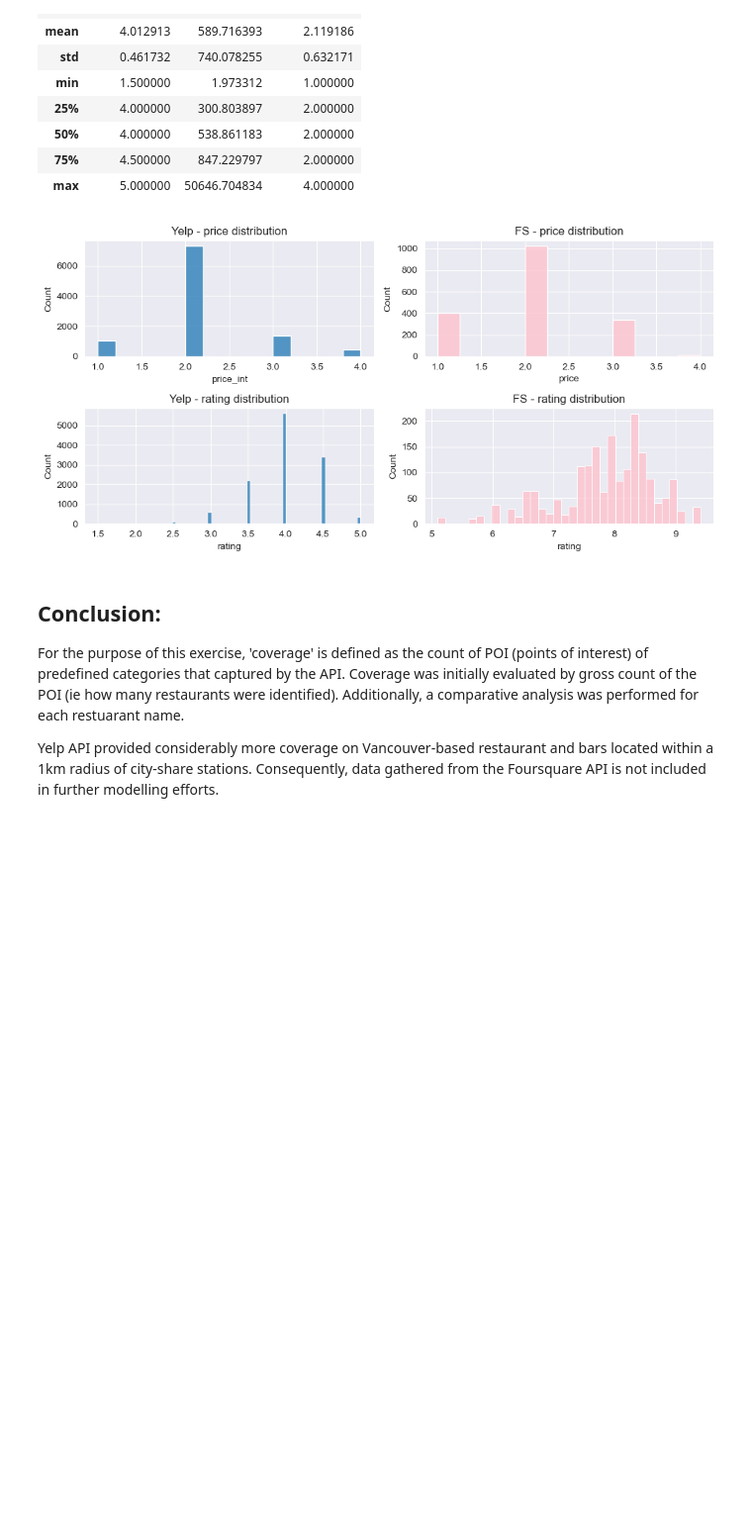
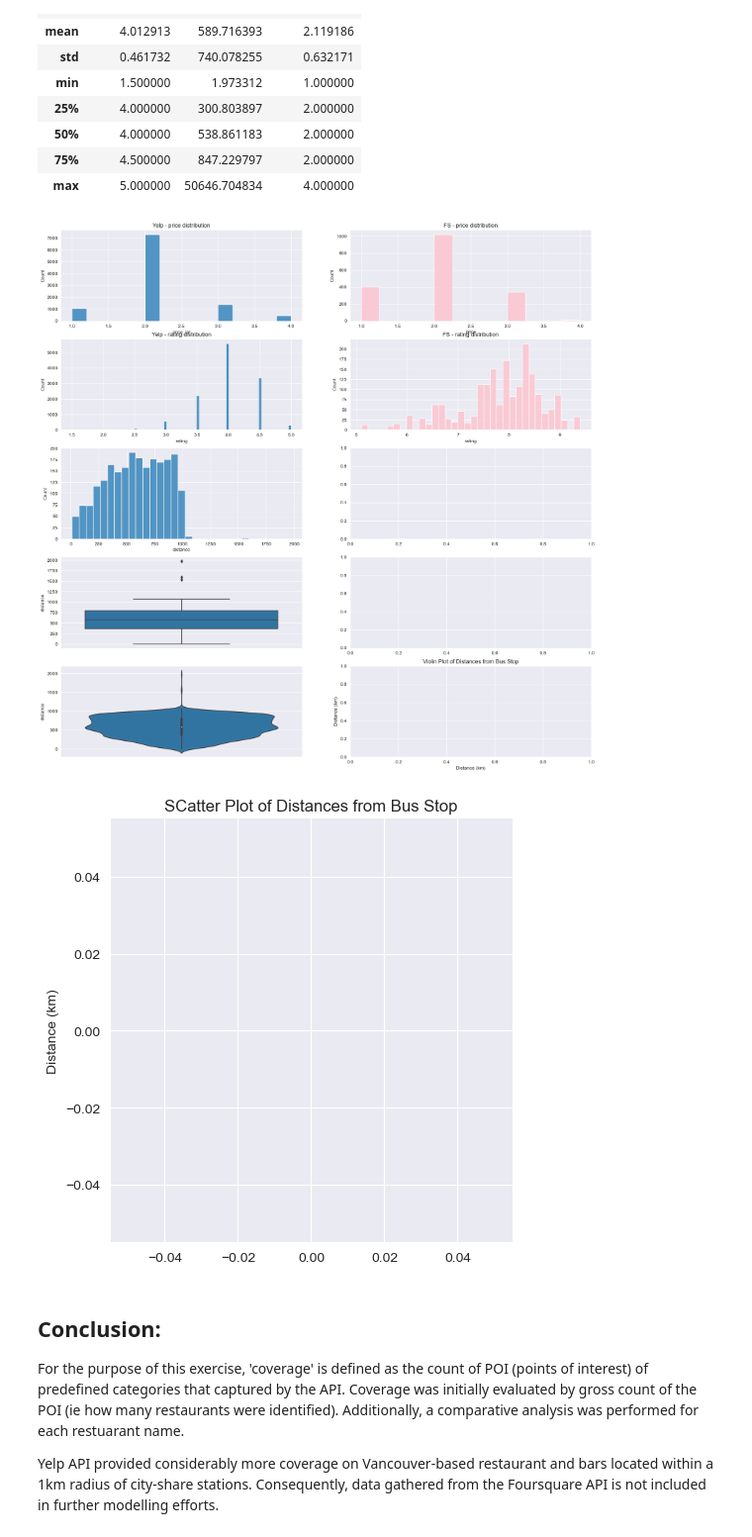
Before and after one commit to j-lepard/LHL-Statistics, a Jupyter notebook: notebooks/02.yelp_foursquare_EDA.ipynb, the cells around one changed output. Shown at 99% size. Cells and saved outputs as stored; diff of their text form; code cells hidden in the pictures; blank space fills up the shorter version.

```diff
--- a/notebooks/02.yelp_foursquare_EDA.ipynb
+++ b/notebooks/02.yelp_foursquare_EDA.ipynb
@@ -509,31 +509,60 @@ YELP_df_clean.describe()
 # %%
 ## Visualize Distribution of RATING, DISTANCE, PRICE
 
 import warnings
 warnings.simplefilter(action='ignore', category=FutureWarning)
 import matplotlib.pyplot as plt
 import seaborn as sns
 
 ## Figure Layout and Aesthetic
-fig, axes = plt.subplots(2,2, figsize=(10,5)) # 1 column, 2 row
+fig, axes = plt.subplots(5,2, figsize=(20,20)) # 1 column, 2 row
 
 ## PRICE - HISTOGRAM
 sns.histplot(YELP_df_clean, x='price_int', ax=axes[0][0])
 axes[0][0].set_title('Yelp - price distribution')
 
 sns.histplot(FS_df, x='price', ax=axes[0][1], color='pink')
 axes[0][1].set_title('FS - price distribution')
 
 ### RATING
 sns.histplot(YELP_df_clean, x='rating', ax=axes[1][0])
 axes[1][0].set_title('Yelp - rating distribution')
 
 sns.histplot(FS_df, x='rating', ax=axes[1][1], color='pink')
 axes[1][1].set_title('FS - rating distribution')
 
+### Distace from Station
+# 1. Histogram
+
+sns.histplot(FS_df, x='distance',ax=axes[2][0])  # `kde=True` will also plot a Kernel Density Estimate line
+plt.title('Distribution of Distances from Bus Stop')
+plt.xlabel('Distance (km)')
+plt.ylabel('Number of Places')
+
+#
+# # 2. Boxplot
+#
+sns.boxplot(y=FS_df['distance'],ax=axes[3][0])
+plt.title('Distances from Bus Stop')
+plt.ylabel('Distance (km)')
+
+#
+# # 3. Violin Plot
+#
+sns.violinplot(y=FS_df['distance'],ax=axes[4][0])
+plt.title('Violin Plot of Distances from Bus Stop')
+plt.ylabel('Distance (km)')
+
+## 4 Scatter
+sns.relplot(y=FS_df['distance'])
+plt.title('SCatter Plot of Distances from Bus Stop')
+plt.ylabel('Distance (km)')
+
+
 plt.tight_layout()
 # %% [output]
-[figure, old version]
+[figure, new version]
+[figure, added]
 # %% [markdown]
 ## Conclusion:
 
```
